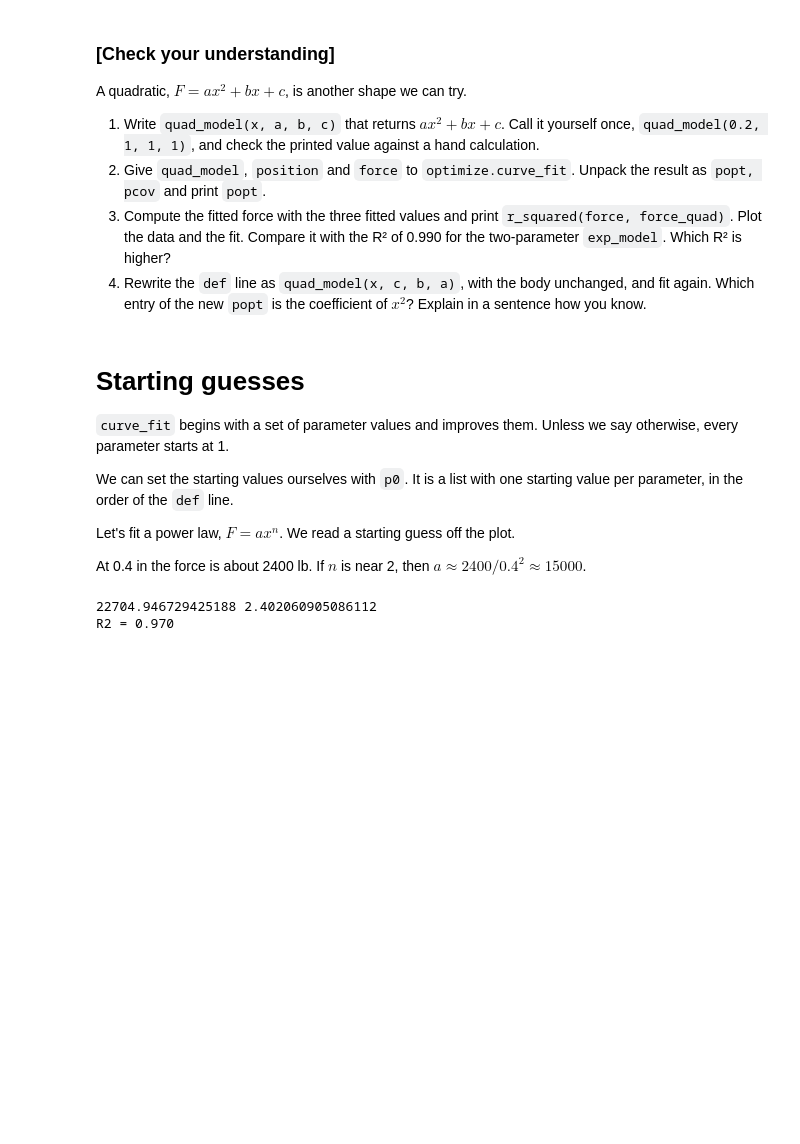
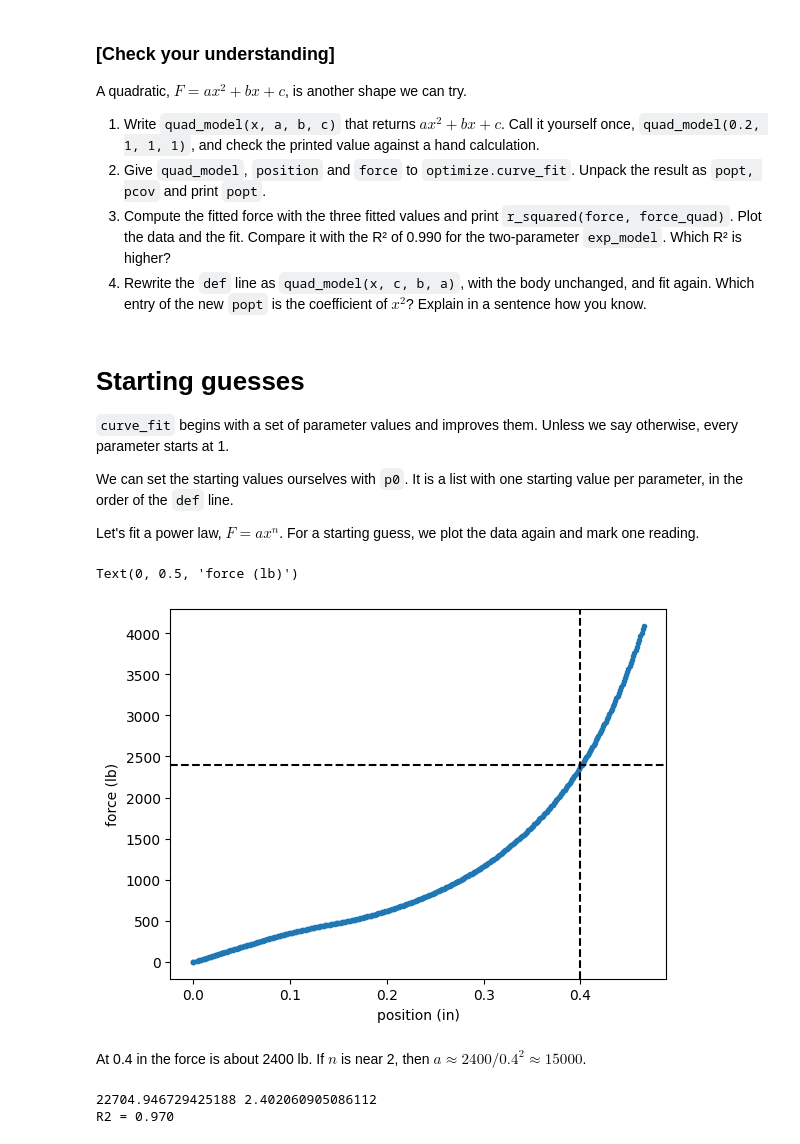
Before and after one commit to wfreinhart/matse219, a Jupyter notebook: notebooks/Lecture19.ipynb, the cells around one changed output. Saved outputs shown, nothing was run; the diff lists cells and outputs as text; code cells hidden in the pictures; blank space fills up the shorter version.

```diff
--- a/notebooks/Lecture19.ipynb
+++ b/notebooks/Lecture19.ipynb
@@ -318,10 +318,20 @@ We can set the starting values ourselves with `p0`.
 It is a list with one starting value per parameter, in the order of the `def` line.
 
 Let's fit a power law, $F = a x^n$.
-We read a starting guess off the plot.
-
-At 0.4 in the force is about 2400 lb.
-If $n$ is near 2, then $a \approx 2400 / 0.4^2 \approx 15000$.
+For a starting guess, we plot the data again and mark one reading.
+# %%
+fig, ax = plt.subplots()
+ax.plot(position, force, '.')
+ax.axvline(0.4, color='black', linestyle='--')
+ax.axhline(2400, color='black', linestyle='--')
+ax.set_xlabel('position (in)')
+ax.set_ylabel('force (lb)')
+# %% [output]
+Text(0, 0.5, 'force (lb)')
+[figure, added]
+# %% [markdown]
+At 0.4 in the force is about 2400 lb.
+If $n$ is near 2, then $a \approx 2400 / 0.4^2 \approx 15000$.
 # %%
 def power_model(x, a, n):
     """Force in lb from F = a * x**n.
```
